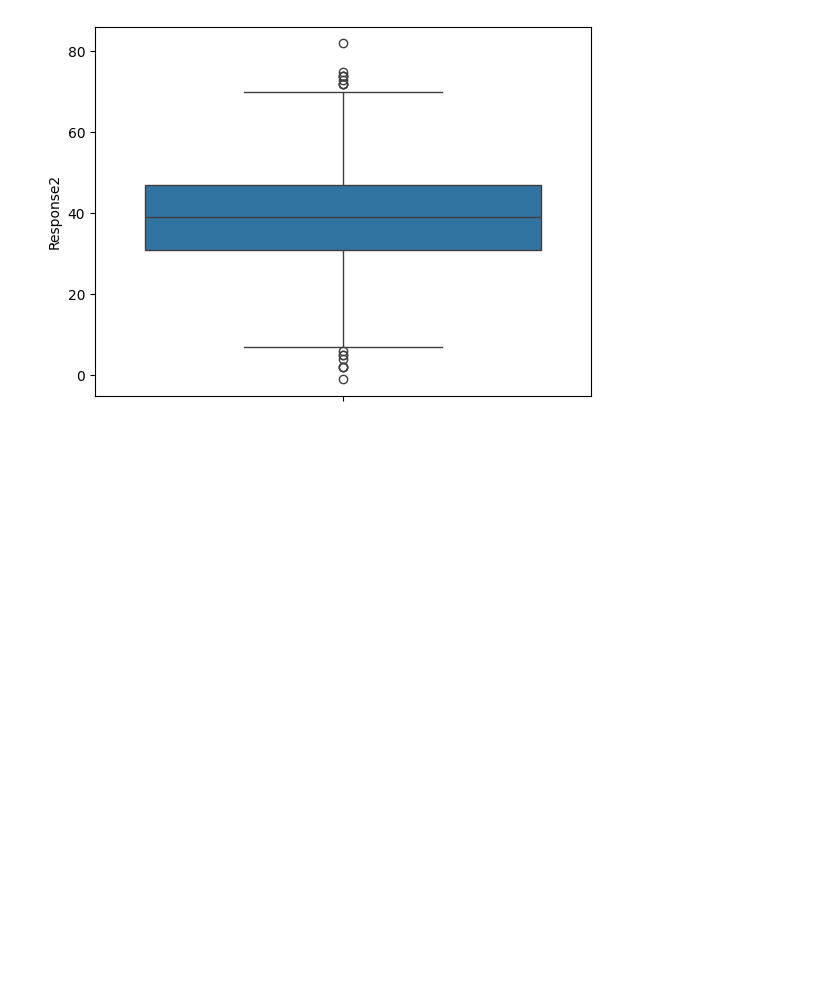
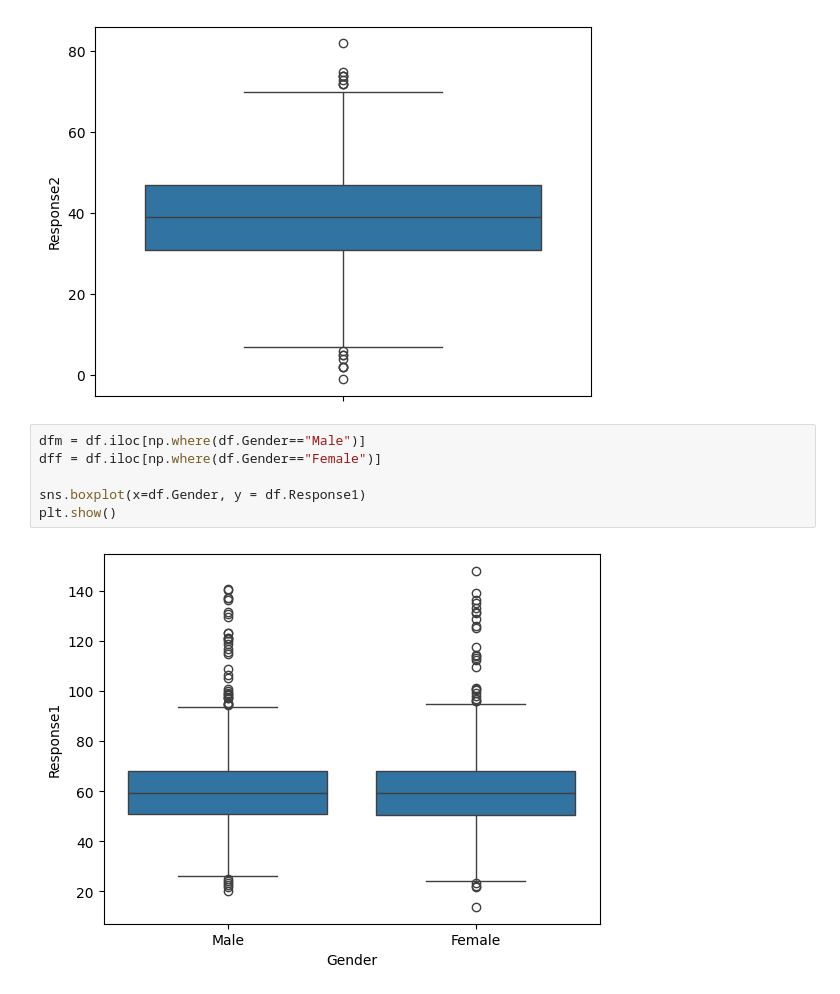
Before and after one commit to realshubhamraut/CDAC-DBDA-coursework, a Jupyter notebook: 08.advanced-analytics-stats/classfiles/day_6_inferential_stats.ipynb, the cells around one changed output. Drawn from its saved outputs; the diff is of its cells as text; blank space fills up the shorter version.

```diff
--- a/08.advanced-analytics-stats/classfiles/day_6_inferential_stats.ipynb
+++ b/08.advanced-analytics-stats/classfiles/day_6_inferential_stats.ipynb
@@ -301,3 +303,11 @@ sns.boxplot(df.Response2)
 plt.show()
 # %% [output]
 [figure]
+# %%
+dfm = df.iloc[np.where(df.Gender=="Male")]
+dff = df.iloc[np.where(df.Gender=="Female")]
+
+sns.boxplot(x=df.Gender, y = df.Response1)
+plt.show()
+# %% [output]
+[figure, added]
```
Also changed, not shown: parts of 34 cells of this notebook, 6 other files.
